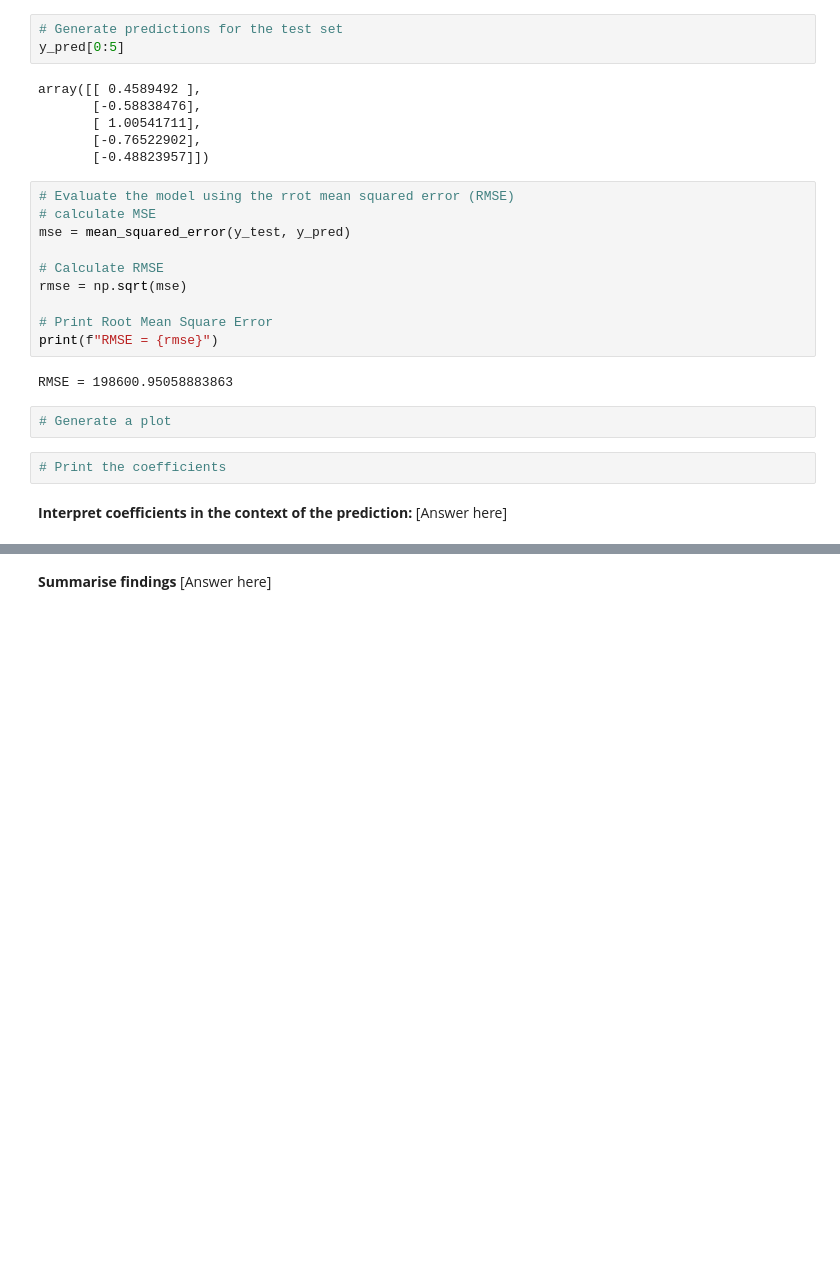
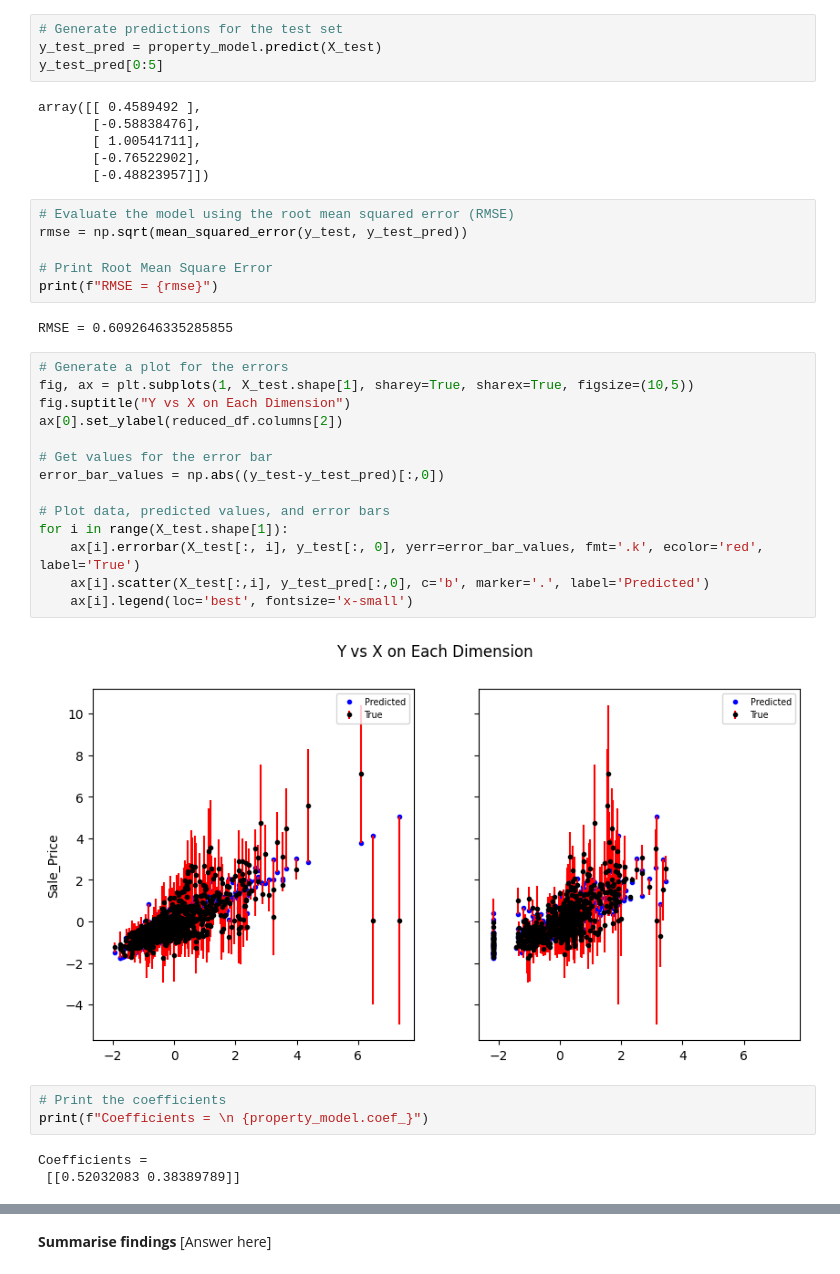
Before and after one commit to lindoh/14-017-Capstone-Project---Linear-Regression-in-Action, a Jupyter notebook: Linear_Regression_Ames.ipynb, the cells around one changed output, grey strips where cells are left out. Saved outputs shown, nothing was run; the diff lists cells and outputs as text; blank space fills up the shorter version.

Commit message:
plotted the error chart and printed model coefficients

```diff
--- a/Linear_Regression_Ames.ipynb
+++ b/Linear_Regression_Ames.ipynb
@@ -161,7 +162,8 @@ Coefficient =
  [[0.52032083 0.38389789]]
 # %%
 # Generate predictions for the test set
-y_pred[0:5]
+y_test_pred = property_model.predict(X_test)
+y_test_pred[0:5]
 # %% [output]
 array([[ 0.4589492 ],
        [-0.58838476],
@@ -169,21 +171,32 @@ array([[ 0.4589492 ],
        [-0.76522902],
        [-0.48823957]])
 # %%
-# Evaluate the model using the rrot mean squared error (RMSE)
-# calculate MSE
-mse = mean_squared_error(y_test, y_pred)
-
-# Calculate RMSE
-rmse = np.sqrt(mse)
+# Evaluate the model using the root mean squared error (RMSE)
+rmse = np.sqrt(mean_squared_error(y_test, y_test_pred))
 
 # Print Root Mean Square Error
 print(f"RMSE = {rmse}")
 # %% [output]
-RMSE = 198600.95058883863
+RMSE = 0.6092646335285855
-# %%
-# Generate a plot
+# %%
+# Generate a plot for the errors
+fig, ax = plt.subplots(1, X_test.shape[1], sharey=True, sharex=True, figsize=(10,5))
+fig.suptitle("Y vs X on Each Dimension")
+ax[0].set_ylabel(reduced_df.columns[2])
+
+# Get values for the error bar
+error_bar_values = np.abs((y_test-y_test_pred)[:,0])
+
+# Plot data, predicted values, and error bars
+for i in range(X_test.shape[1]):
+    ax[i].errorbar(X_test[:, i], y_test[:, 0], yerr=error_bar_values, fmt='.k', ecolor='red', label='True')
+    ax[i].scatter(X_test[:,i], y_test_pred[:,0], c='b', marker='.', label='Predicted')
+    ax[i].legend(loc='best', fontsize='x-small')
+# %% [output]
+[figure, added]
 # %%
 # Print the coefficients
+print(f"Coefficients = \n {property_model.coef_}")
+# %% [output]
+Coefficients =
+ [[0.52032083 0.38389789]]
-# %% [markdown]
-**Interpret coefficients in the context of the prediction:**
-[Answer here]
```
Also changed, not shown: parts of 2 cells of this notebook.
